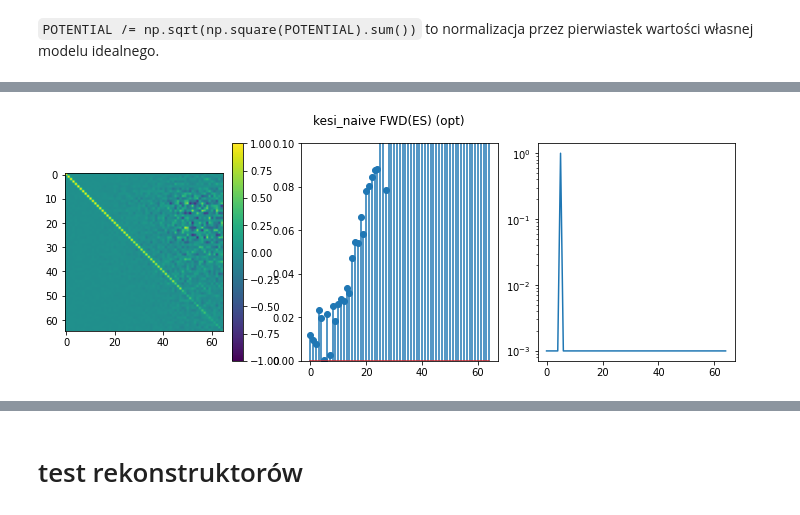
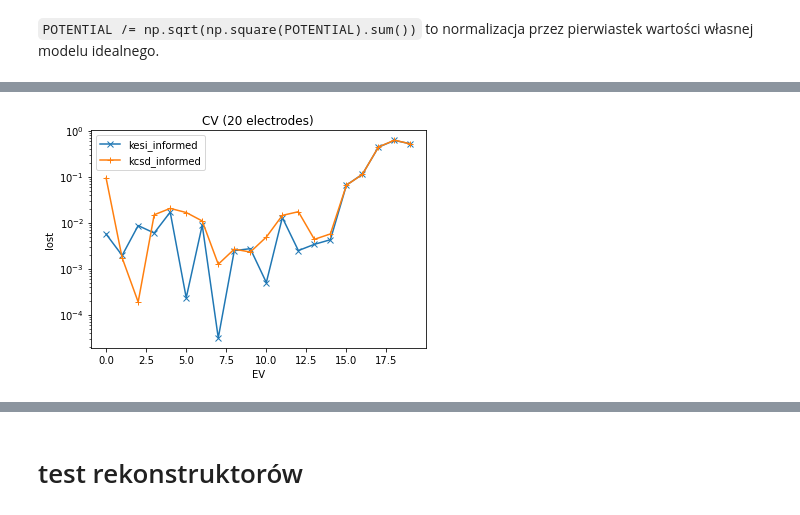
Before and after one commit to Neuroinflab/kESI, a Jupyter notebook: extras/paper_1SM__finest_3_comb_ANALYSIS.ipynb, the cells around one changed output, grey strips where cells are left out. Cells and saved outputs as stored; diff of their text form; code cells hidden in the pictures.

```diff
--- a/extras/paper_1SM__finest_3_comb_ANALYSIS.ipynb
+++ b/extras/paper_1SM__finest_3_comb_ANALYSIS.ipynb
@@ -439,3 +412,0 @@ kernels = {f'{method}_{setup}': frr.ckESI_kernel_constructor(
-# %%
-ks = kernels['kcsd_informed']
-np.linalg.eigvalsh(ks.kernel)
@@ -447,0 +440,14 @@ array([1.42012335e-01, 1.80096798e-01, 2.16565740e-01, 3.15403444e-01,
+# %%
+for n_electrodes, _kernels in kernels.items():
+    plt.figure()
+    plt.title(f'{n_electrodes} electrodes')
+
+    for label, ks in _kernels.items():
+        _ev = np.linalg.eigvalsh(ks.kernel)[::-1]
+        plt.plot(_ev,
+                 marker='x' if label[:4] == 'kesi' else '+',
+                 label=label)
+
+    plt.ylim(1e-6, 1e5)
+    plt.yscale('log')
+    plt.legend(loc='best')
@@ -448,5 +457,5 @@ array([1.42012335e-01, 1.80096798e-01, 2.16565740e-01, 3.15403444e-01,
 # %%
-regularization_parameters = np.logspace(-3, 6, 37)
+regularization_parameters = np.logspace(-3, 5, 41)
 # %%
 import kesi
 import kesi._verbose as verbose
@@ -583,37 +720,59 @@ for name, reconstructor in reconstructors.items():
 # %%
-for name, reconstructor in reconstructors.items():
+for _n, _reconstructors in reconstructors.items():
+    preserved = {}
 
-    rps = []
-    reconstruction = []
+    for name, reconstructor in _reconstructors.items():
+        if (_n, name[5:]) in [(20, 'naive'),
+                              (65, 'informed')]:
+            continue
 
-    IMAGES_OF_ES = np.array([images_of_eigensources[name][e.name]
-                             for e in electrodes[name]])
+        rps = []
+        reconstruction = []
 
-    for i, POTENTIAL in enumerate(IMAGES_OF_ES.T):
-        POTENTIAL = POTENTIAL.copy()
-    #     POTENTIAL /= np.sqrt(np.square(POTENTIAL).sum())
-    #     POTENTIAL *= np.sqrt(eigenvalues['kcsd_informed'][i])
-        errors = [abs(reconstructor(POTENTIAL, regularization_parameter=r)[i] - 1)
-                  for r in regularization_parameters]
-        regularization_parameter = regularization_parameters[np.argmin(errors)]
-        rps.append(regularization_parameter)
-        reconstruction.append(
-            reconstructor(POTENTIAL,
-                          regularization_parameter=regularization_parameter))
+        IMAGES_OF_ES = np.array([images_of_eigensources[name][e.name]
+                                 for e in electrodes[(name[:4], _n)]])
 
-    plt.figure(figsize=(12, 4))
-    plt.suptitle(f'{name} FWD(ES) (opt)')
+        for i, POTENTIAL in enumerate(IMAGES_OF_ES.T):
+            POTENTIAL = POTENTIAL.copy()
+        #     POTENTIAL /= np.sqrt(np.square(POTENTIAL).sum())
+        #     POTENTIAL *= np.sqrt(eigenvalues['kcsd_informed'][i])
+            errors = [abs(reconstructor(POTENTIAL, regularization_parameter=r)[i] - 1)
+                      for r in regularization_parameters]
+            regularization_parameter = regularization_parameters[np.argmin(errors)]
+            rps.append(regularization_parameter)
+            reconstruction.append(
+                reconstructor(POTENTIAL,
+                              regularization_parameter=regularization_parameter))
 
-    plt.subplot(1, 3, 1)
-    plt.imshow(reconstruction, vmin=-1, vmax=1)
-    plt.colorbar()
+        preserved[name] = np.diag(reconstruction)
 
-    plt.subplot(1, 3, 2)
-    plt.stem(abs(1 - np.diag(reconstruction)))
-    plt.ylim(0, 0.1)
-#     plt.yscale('log')
+        plt.figure(figsize=(12, 4))
+        plt.suptitle(f'{name} FWD(ES) (opt)')
 
-    plt.subplot(1, 3, 3)
-    plt.plot(rps)
+        plt.subplot(1, 3, 1)
+        plt.imshow(reconstruction, vmin=-1, vmax=1)
+        plt.colorbar()
+
+        plt.subplot(1, 3, 2)
+        plt.stem(abs(1 - preserved[name]))
+        plt.ylim(0, 0.1)
+    #     plt.yscale('log')
+
+        plt.subplot(1, 3, 3)
+        plt.plot(rps)
+        plt.yscale('log')
+
+    plt.figure()
+    plt.title(f'CV ({_n} electrodes)')
     plt.yscale('log')
+    plt.ylabel('lost')
+    plt.xlabel('EV')
+
+    for name, PRESERVED in preserved.items():
+        plt.plot(abs(1 - PRESERVED),
+                 label=name,
+                 marker='x' if name[:4] == 'kesi' else '+',
+                 )
+
+    plt.legend(loc='best')
 # %% [output]
@@ -622 +781 @@ for name, reconstructor in reconstructors.items():
-[figure, old version]
+[figure, new version]
```
Also changed, not shown: parts of 30 cells of this notebook, 1 other file.
